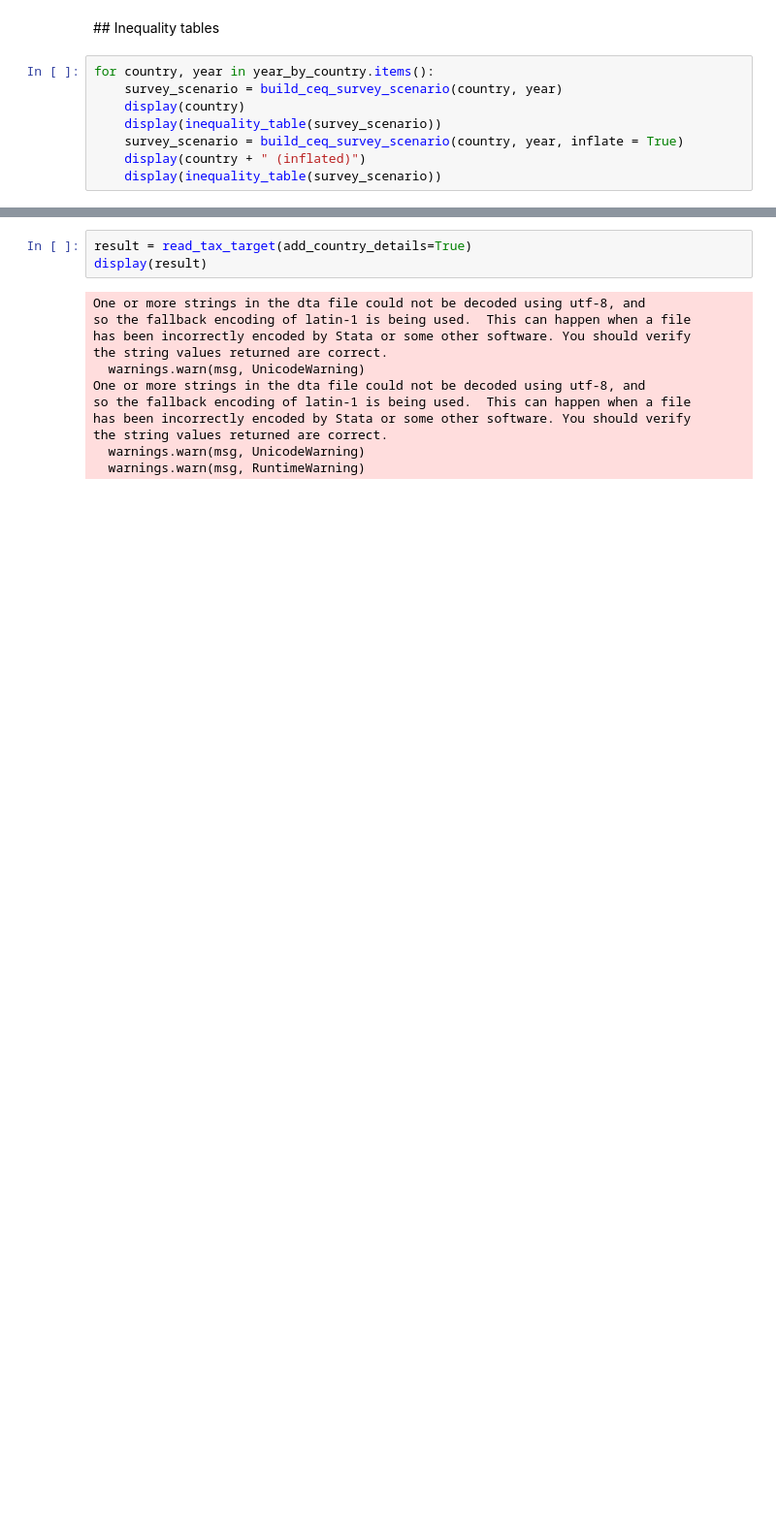
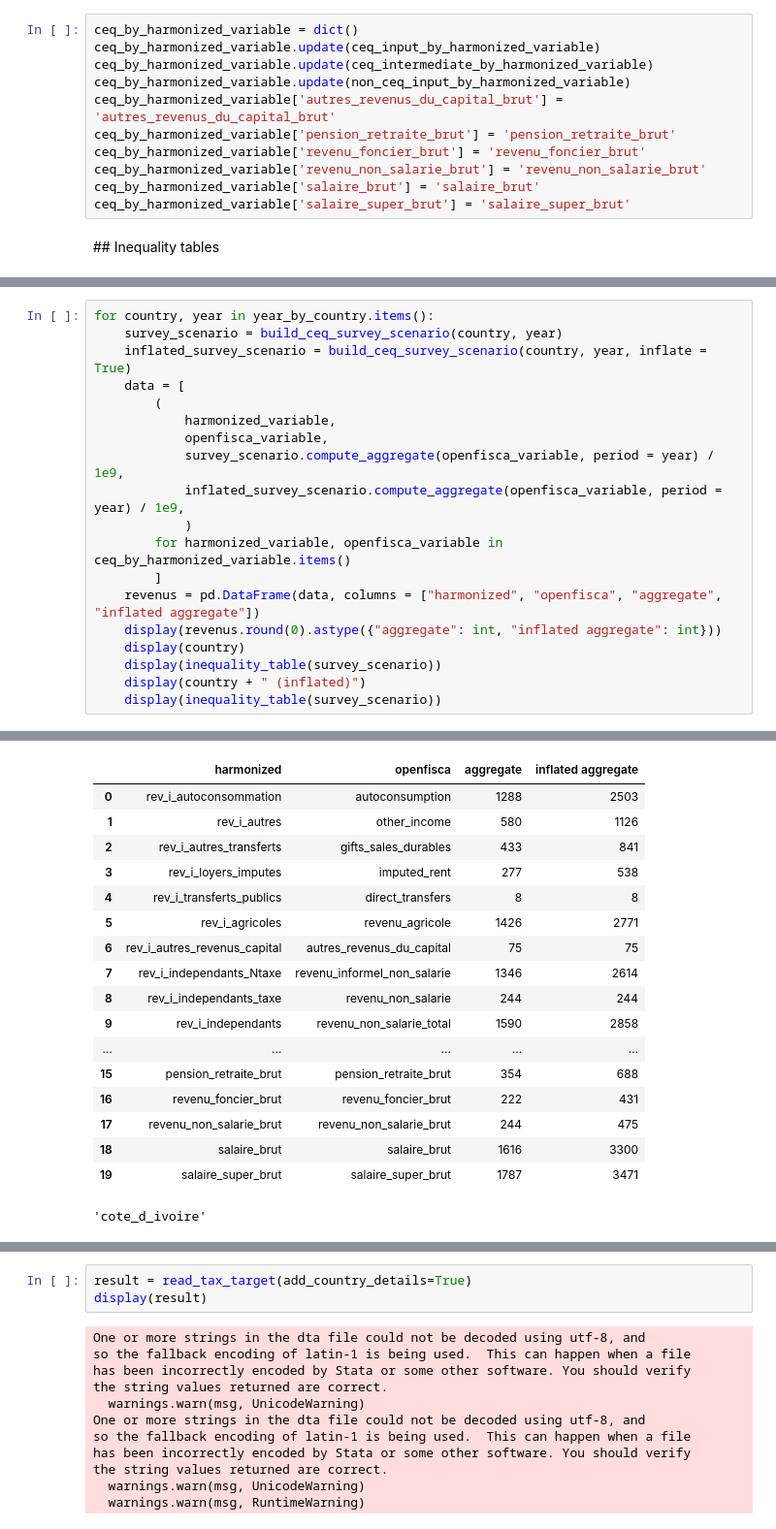
Before and after one commit to openfisca/openfisca-ceq, a Jupyter notebook: notebooks/results.ipynb, the cells around one changed output, grey strips where cells are left out. Shown at 97% size. Drawn from its saved outputs; the diff is of its cells as text; blank space fills up the shorter version.

```diff
--- a/notebooks/results.ipynb
+++ b/notebooks/results.ipynb
@@ -15,10 +20,13 @@ from openfisca_ceq.tools.results.inequality import inequality_table
+# %%
+ceq_by_harmonized_variable = dict()
+ceq_by_harmonized_variable.update(ceq_input_by_harmonized_variable)
+ceq_by_harmonized_variable.update(ceq_intermediate_by_harmonized_variable)
+ceq_by_harmonized_variable.update(non_ceq_input_by_harmonized_variable)
+ceq_by_harmonized_variable['autres_revenus_du_capital_brut'] = 'autres_revenus_du_capital_brut'
+ceq_by_harmonized_variable['pension_retraite_brut'] = 'pension_retraite_brut'
+ceq_by_harmonized_variable['revenu_foncier_brut'] = 'revenu_foncier_brut'
+ceq_by_harmonized_variable['revenu_non_salarie_brut'] = 'revenu_non_salarie_brut'
+ceq_by_harmonized_variable['salaire_brut'] = 'salaire_brut'
+ceq_by_harmonized_variable['salaire_super_brut'] = 'salaire_super_brut'
 # %% [markdown]
 ## Inequality tables
-# %%
-for country, year in year_by_country.items():
-    survey_scenario = build_ceq_survey_scenario(country, year)
-    display(country)
-    display(inequality_table(survey_scenario))
-    survey_scenario = build_ceq_survey_scenario(country, year, inflate = True)
-    display(country + " (inflated)")
-    display(inequality_table(survey_scenario))
@@ -61,0 +33,20 @@ the string values returned are correct.
+# %%
+for country, year in year_by_country.items():
+    survey_scenario = build_ceq_survey_scenario(country, year)
+    inflated_survey_scenario = build_ceq_survey_scenario(country, year, inflate = True)
+    data = [
+        (
+            harmonized_variable,
+            openfisca_variable,
+            survey_scenario.compute_aggregate(openfisca_variable, period = year) / 1e9,
+            inflated_survey_scenario.compute_aggregate(openfisca_variable, period = year) / 1e9,
+            )
+        for harmonized_variable, openfisca_variable in ceq_by_harmonized_variable.items()
+        ]
+    revenus = pd.DataFrame(data, columns = ["harmonized", "openfisca", "aggregate", "inflated aggregate"])
+    display(revenus.round(0).astype({"aggregate": int, "inflated aggregate": int}))
+    display(country)
+    display(inequality_table(survey_scenario))
+    display(country + " (inflated)")
+    display(inequality_table(survey_scenario))
+# %% [output]
@@ -61,0 +63,18 @@ the string values returned are correct.
+|  | harmonized | openfisca | aggregate | inflated aggregate |
+| 0 | rev_i_autoconsommation | autoconsumption | 1288 | 2503 |
+| 1 | rev_i_autres | other_income | 580 | 1126 |
+| 2 | rev_i_autres_transferts | gifts_sales_durables | 433 | 841 |
+| 3 | rev_i_loyers_imputes | imputed_rent | 277 | 538 |
+| 4 | rev_i_transferts_publics | direct_transfers | 8 | 8 |
+| 5 | rev_i_agricoles | revenu_agricole | 1426 | 2771 |
+| 6 | rev_i_autres_revenus_capital | autres_revenus_du_capital | 75 | 75 |
+| 7 | rev_i_independants_Ntaxe | revenu_informel_non_salarie | 1346 | 2614 |
+| 8 | rev_i_independants_taxe | revenu_non_salarie | 244 | 244 |
+| 9 | rev_i_independants | revenu_non_salarie_total | 1590 | 2858 |
+| ... | ... | ... | ... | ... |
+| 15 | pension_retraite_brut | pension_retraite_brut | 354 | 688 |
+| 16 | revenu_foncier_brut | revenu_foncier_brut | 222 | 431 |
+| 17 | revenu_non_salarie_brut | revenu_non_salarie_brut | 244 | 475 |
+| 18 | salaire_brut | salaire_brut | 1616 | 3300 |
+| 19 | salaire_super_brut | salaire_super_brut | 1787 | 3471 |
+'cote_d_ivoire'
```
Also changed, not shown: parts of 3 cells of this notebook.
